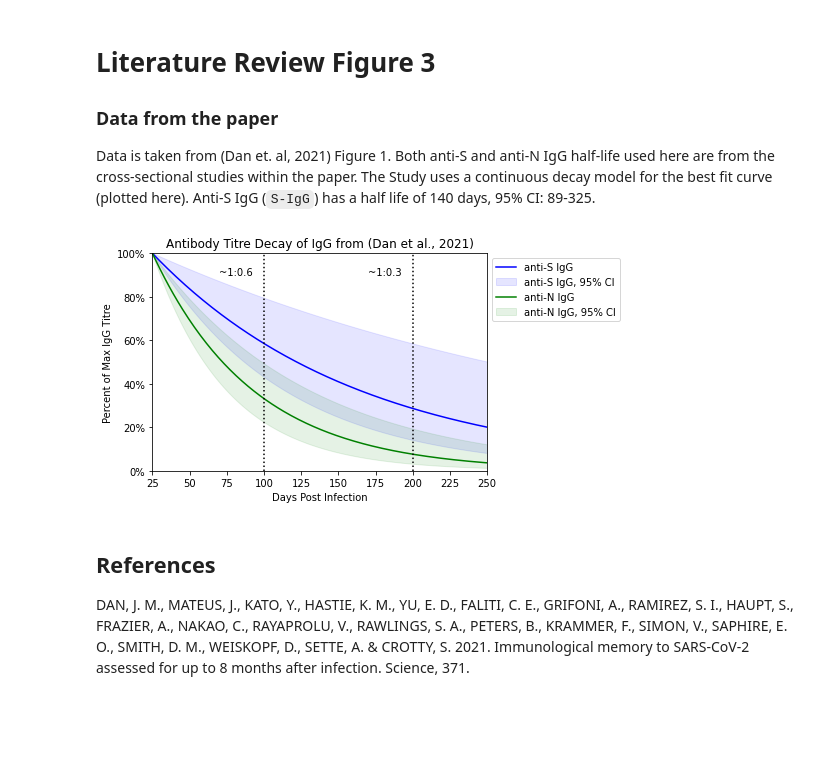
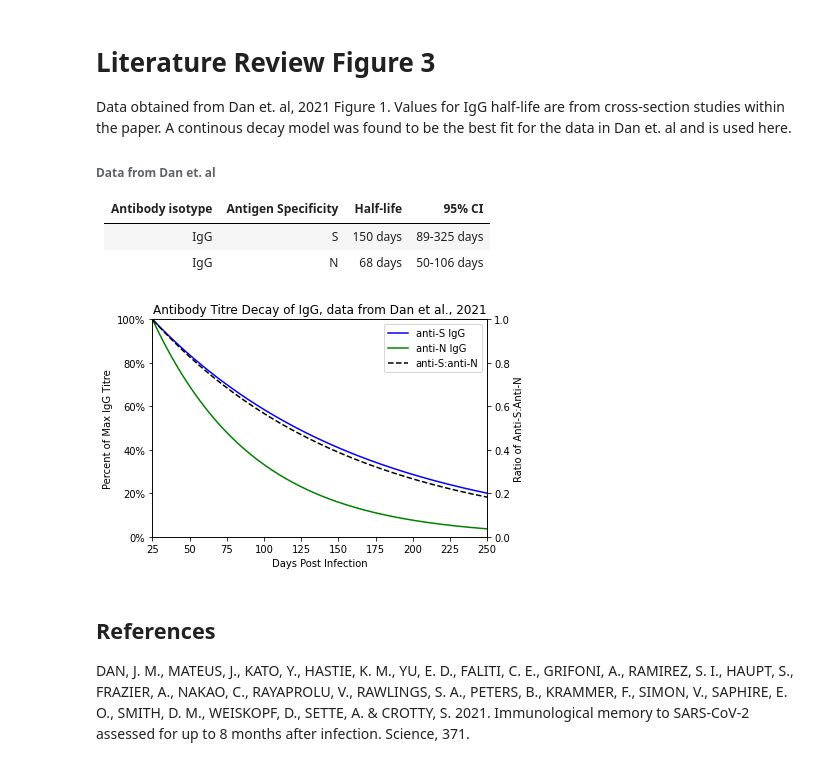
Before and after one commit to SamBenton1/Dissertation-Project, a Jupyter notebook: Literature Review Figure 3 - Antibody Decay.ipynb, the cells around one changed output. Drawn from its saved outputs; the diff is of its cells as text; code cells hidden in the pictures; blank space fills up the shorter version.

Commit message:
Updated to show ratios on y axis

```diff
--- a/Literature Review Figure 3 - Antibody Decay.ipynb
+++ b/Literature Review Figure 3 - Antibody Decay.ipynb
@@ -1,20 +1,26 @@
 # %% [markdown]
 # Literature Review Figure 3
 
-### Data from the paper
+Data obtained from Dan et. al, 2021 Figure 1. Values for IgG half-life are from cross-section studies within the paper. A continous decay model was found to be the best fit for the data in Dan et. al and is used here.
 
-Data is taken from (Dan et. al, 2021) Figure 1. Both anti-S and anti-N IgG half-life used here are from the cross-sectional studies within the paper. The Study uses a continuous decay model for the best fit curve (plotted here). Anti-S IgG (`S-IgG`) has a half life of 140 days, 95% CI: 89-325.
+###### Data from Dan et. al
+|Antibody isotype|Antigen Specificity|Half-life|95% CI|
+|----------------|-------------------|---------|------|
+|IgG             |S                  |150 days |89-325 days|
+|IgG             |N                  |68 days  |50-106 days|
 # %%
 import matplotlib.pyplot as plt
 import matplotlib.ticker as mtick
 import numpy as np
 import math
 # %%
-def continuous_exp_decay(n:int, t: int, peak, a):  # Where t = day
+# y = ae^-nt
+
+def continuous_exp_decay(n, t, peak, a):
+    # Where n = half-life, t = current day, peak = peak day, a = max
     t-=peak
-    # y = ae^-nt
-    a = a  # A.U max
-    n = 1/n  # Half-life days
+    a = a
+    n = 1/n
     return a*math.exp(-n*t)
 # %%
 fig, ax = plt.subplots()
@@ -22,54 +28,50 @@ fig, ax = plt.subplots()
 ax.set_xlim(25, 250)
 ax.set_ylim(0, 100)
 # ax.set_yscale('log')
 ax.yaxis.set_major_formatter(mtick.PercentFormatter())
 
 
 # Labels
-ax.set_title('Antibody Titre Decay of IgG from (Dan et al., 2021)')
+ax.set_title('Antibody Titre Decay of IgG, data from Dan et al., 2021')
 ax.set_xlabel('Days Post Infection')
 ax.set_ylabel('Percent of Max IgG Titre')
+ratio_ax = ax.twinx()
+ratio_ax.set_ylim(0, 1)
+ratio_ax.set_ylabel('Ratio of Anti-S:Anti-N')
 
 # Data from paper
 peak_IgG_day = 25
 peak_S_IgG = 100
 peak_N_IgG = 100
 S_IgG = (89, 140, 325)
 N_IgG = (50, 68, 106)
 
 # Plotting lines
 x = np.linspace(0, 350, 350)
 S_lower_data = [continuous_exp_decay(S_IgG[0], t, peak_IgG_day, peak_S_IgG) for t in x]
 S_mean_data = [continuous_exp_decay(S_IgG[1], t, peak_IgG_day, peak_S_IgG) for t in x]
 S_mean, = ax.plot(x, S_mean_data,c='b', ls='-')
 S_upper_data = [continuous_exp_decay(S_IgG[2], t, peak_IgG_day, peak_S_IgG) for t in x]
 N_lower_data = [continuous_exp_decay(N_IgG[0], t, peak_IgG_day, peak_N_IgG) for t in x]
 N_mean_data = [continuous_exp_decay(N_IgG[1], t, peak_IgG_day, peak_N_IgG) for t in x]
 N_mean, = ax.plot(x, N_mean_data,c='g', ls='-')
 N_upper_data = [continuous_exp_decay(N_IgG[2], t, peak_IgG_day, peak_N_IgG) for t in x]
-S_fill = ax.fill_between(x, S_lower_data, S_upper_data, color='b', alpha=0.1)
-N_fill = ax.fill_between(x, N_lower_data, N_upper_data, color='g', alpha=0.1)
+# S_fill = ax.fill_between(x, S_lower_data, S_upper_data, color='b', alpha=0.1)
+# N_fill = ax.fill_between(x, N_lower_data, N_upper_data, color='g', alpha=0.1)
+
+ratio = list(map(lambda x: x[1]/x[0], zip(S_mean_data, N_mean_data)))
+r, = ratio_ax.plot(x, ratio, c='black', ls='--')
+
+# Legend and annotations
+ax.legend([S_mean,N_mean, r],
+          ['anti-S IgG', 'anti-N IgG', 'anti-S:anti-N'],
+          bbox_to_anchor=(1, 1))
 
 
-# Legend and annotations
-ax.legend([S_mean, S_fill, N_mean, N_fill],
-          ['anti-S IgG', 'anti-S IgG, 95% CI', 'anti-N IgG', 'anti-N IgG, 95% CI'],
-          bbox_to_anchor=(1, 1))
-ax.axvline(x=100, color='black', linestyle=':')
-ax.axvline(x=200, color='black', linestyle=':')
-arrow_props=dict(
-        facecolor='black',
-        shrink=0.01,
-        width=1,
-        headwidth=5,
-        headlength=5
-    )
-ax.annotate(f'~1:{round(N_mean_data[100]/S_mean_data[100], 1)}', xy = (100, 30), xytext=(70, 90))
-ax.annotate(f'~1:{round(N_mean_data[200]/S_mean_data[200], 1)}', xy = (200, 60), xytext=(170, 90))
-fig.savefig('AntibodyTitreDecay.png')
+fig.savefig('AntibodyTitreDecay3.png')
 # %% [output]
-[figure, old version]
+[figure, new version]
-# %% [markdown]
-## References
-
-DAN, J. M., MATEUS, J., KATO, Y., HASTIE, K. M., YU, E. D., FALITI, C. E., GRIFONI, A., RAMIREZ, S. I., HAUPT, S., FRAZIER, A., NAKAO, C., RAYAPROLU, V., RAWLINGS, S. A., PETERS, B., KRAMMER, F., SIMON, V., SAPHIRE, E. O., SMITH, D. M., WEISKOPF, D., SETTE, A. & CROTTY, S. 2021. Immunological memory to SARS-CoV-2 assessed for up to 8 months after infection. Science, 371.
+# %% [markdown]
+## References
+
+DAN, J. M., MATEUS, J., KATO, Y., HASTIE, K. M., YU, E. D., FALITI, C. E., GRIFONI, A., RAMIREZ, S. I., HAUPT, S., FRAZIER, A., NAKAO, C., RAYAPROLU, V., RAWLINGS, S. A., PETERS, B., KRAMMER, F., SIMON, V., SAPHIRE, E. O., SMITH, D. M., WEISKOPF, D., SETTE, A. & CROTTY, S. 2021. Immunological memory to SARS-CoV-2 assessed for up to 8 months after infection. Science, 371.
```
